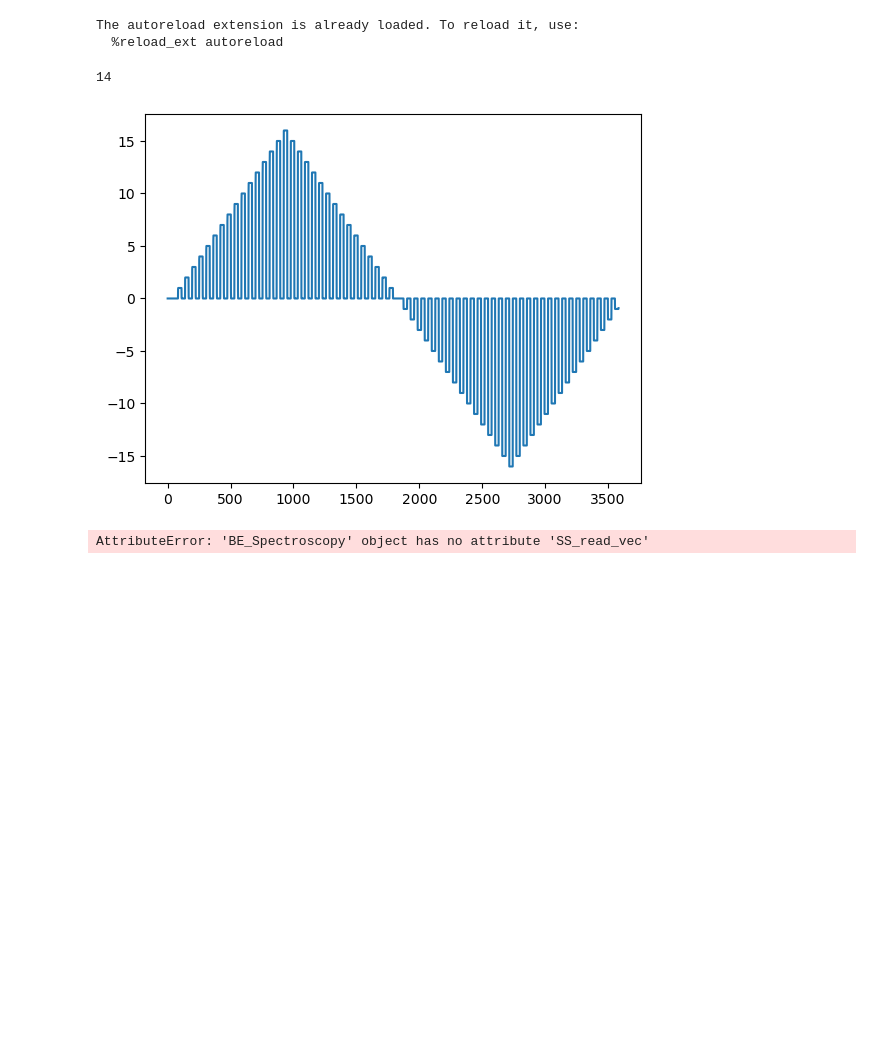
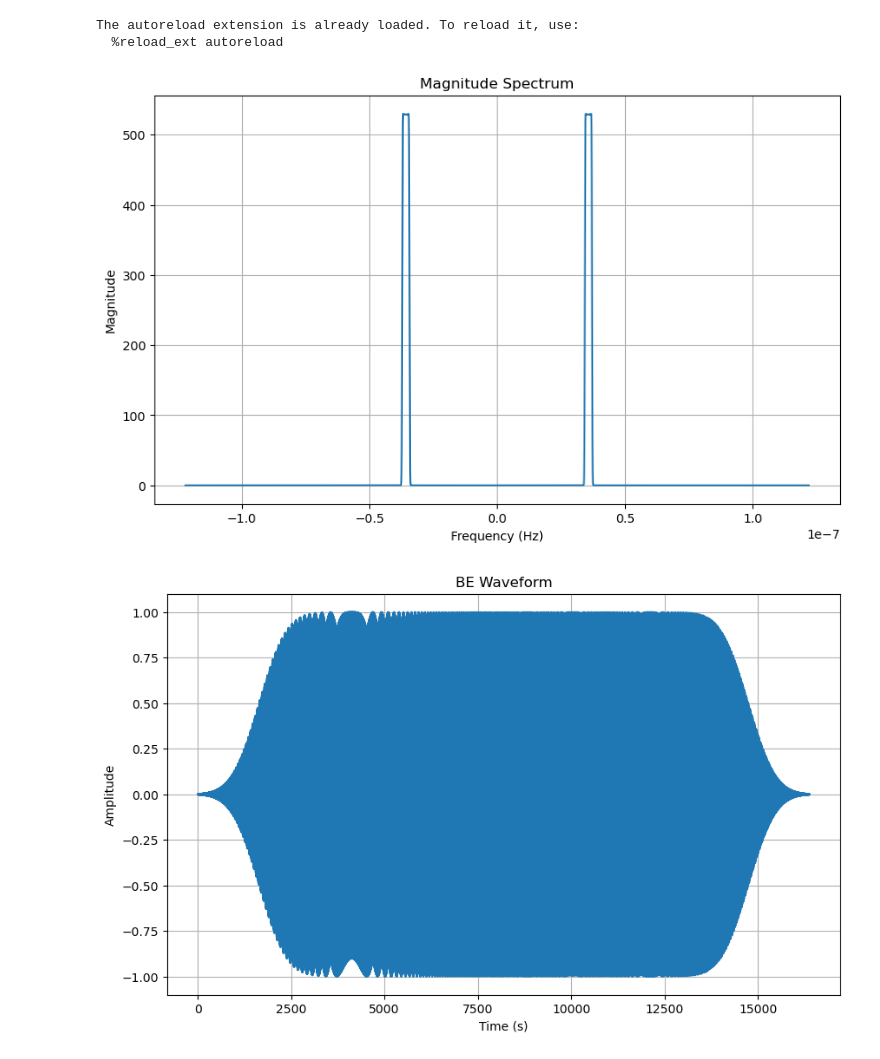
Before and after one commit to m3-learning/BandExcitation, a Jupyter notebook: Copy_of_BE_wave.ipynb, the cells around one changed output. Drawn from its saved outputs; the diff is of its cells as text; code cells hidden in the pictures; blank space fills up the shorter version.

```diff
--- a/Copy_of_BE_wave.ipynb
+++ b/Copy_of_BE_wave.ipynb
@@ -9,20 +9,19 @@ The autoreload extension is already loaded. To reload it, use:
 # %%
 from BEWaveform import BEWaveform, Spectroscopy,BE_Viz, BE_Spectroscopy
 import matplotlib.pyplot as plt
 
-#out = BE_Spectroscopy(14, 1, 600e3,60e3, wave= "chirp", BE_smoothing=125)
-in_a = Spectroscopy(int(14))
+out = BE_Spectroscopy(14, 1, 600e3,60e3, wave= "chirp", BE_smoothing=125)
+#in_a = Spectroscopy(int(14))
 #in_b = BE_Spectroscopy.build_spectroscopy_waveform(out)
 
 viz = BE_Viz(out)
 
 
 
 viz.plot_fft()
 
 viz.plot_waveform()
 viz.plot_merged_waveform()
 # %% [output]
-14
-[figure, old version]
+[figure, new version]
-AttributeError: 'BE_Spectroscopy' object has no attribute 'SS_read_vec'
+[figure, added]
```
Also changed, not shown: parts of 1 cell of this notebook, 4 other files.
